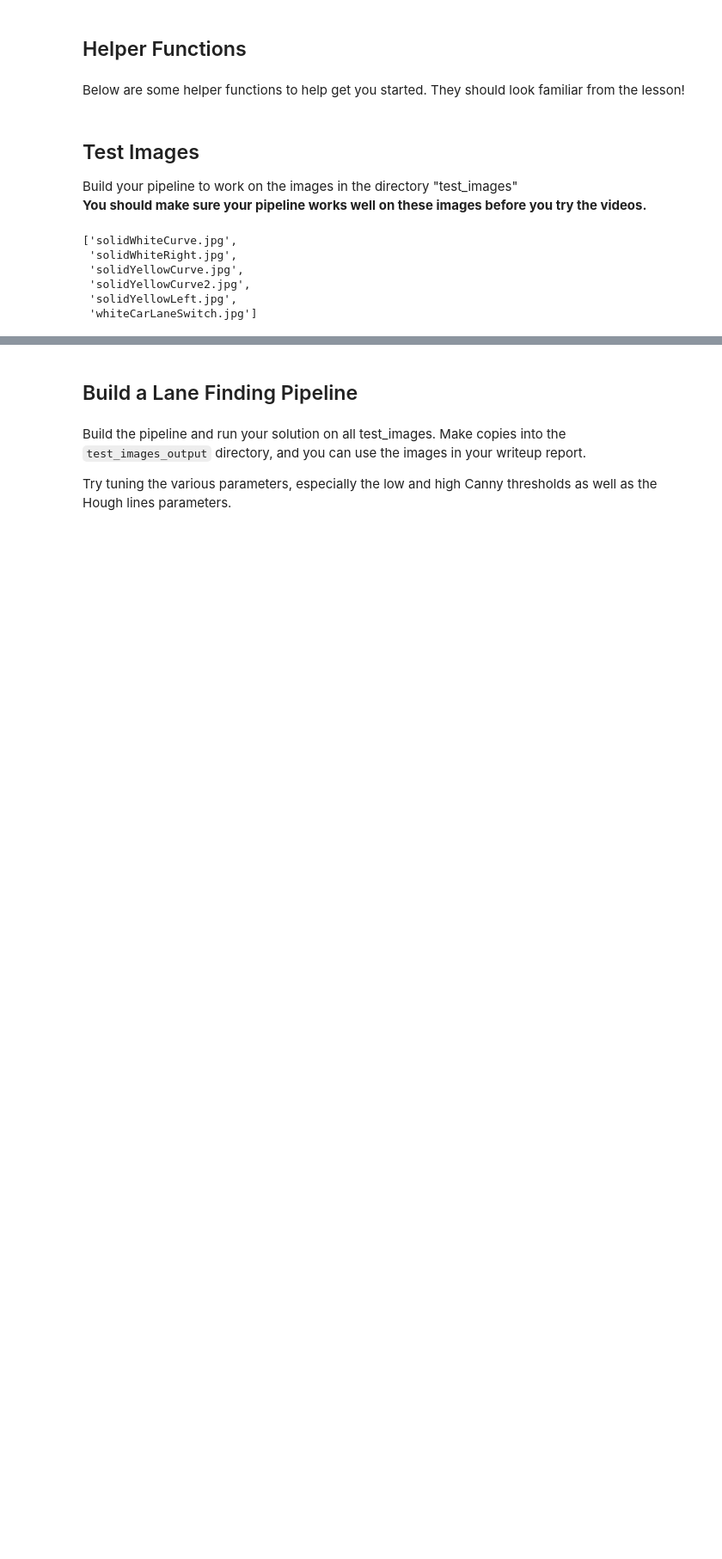
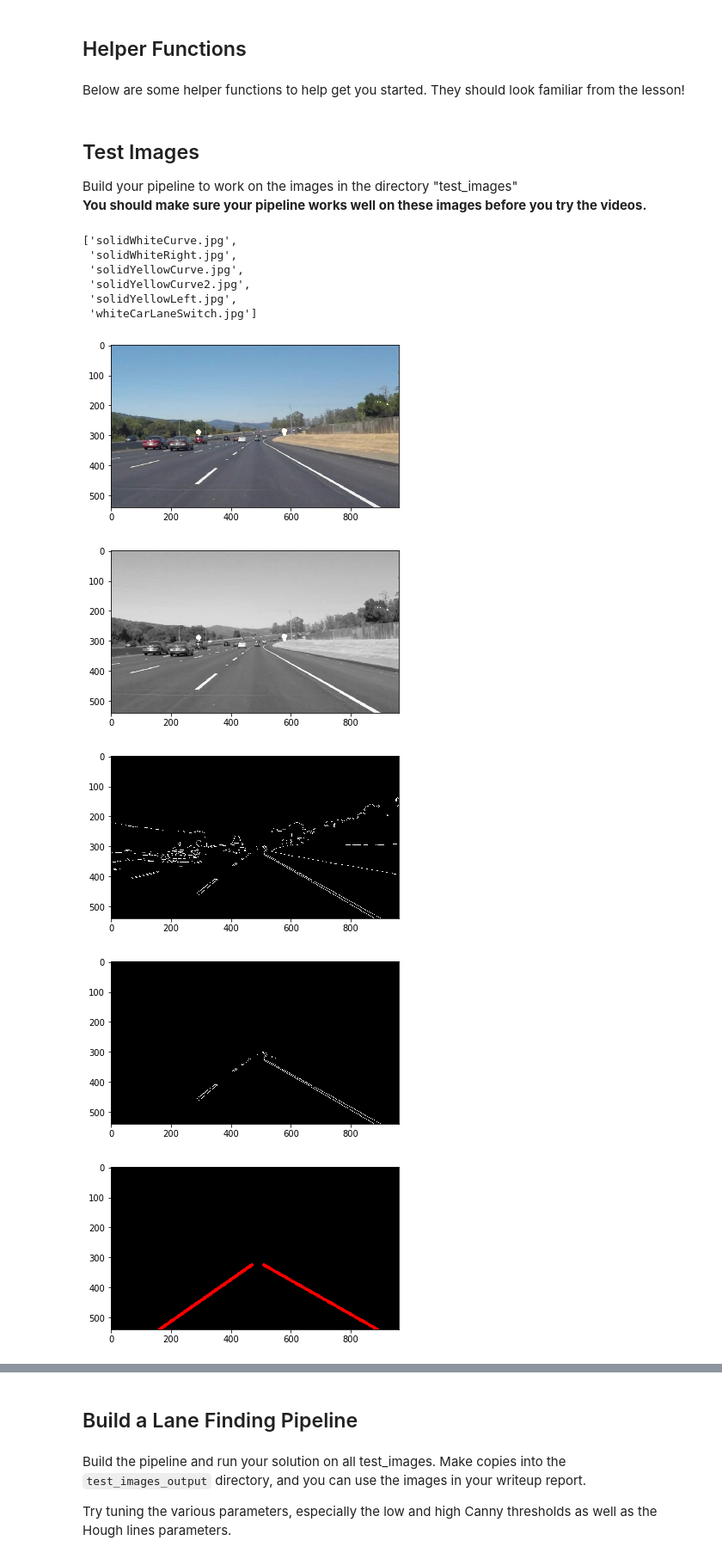
Before and after one commit to chunqiu5ba/Udacity-SDND, a Jupyter notebook: P1.ipynb, the cells around one changed output, grey strips where cells are left out. Shown at 86% size. Drawn from its saved outputs; the diff is of its cells as text; code cells hidden in the pictures; blank space fills up the shorter version.

Commit message:
Add imshow to noteboot

```diff
--- a/P1.ipynb
+++ b/P1.ipynb
@@ -288,0 +131,7 @@ def weighted_img(img, initial_img, α=0.8, β=1., λ=0.):
+# %%
+def canny(img, low_threshold, high_threshold):
+    """Applies the Canny transform"""
+    edges = cv2.Canny(img, low_threshold, high_threshold)
+
+    #plt.imshow(edges, cmap ='Greys_r')
+    return edges
@@ -288,0 +264,13 @@ def weighted_img(img, initial_img, α=0.8, β=1., λ=0.):
+# %%
+def hough_lines(img, rho, theta, threshold, min_line_len, max_line_gap):
+    """
+    `img` should be the output of a Canny transform.
+
+    Returns an image with hough lines drawn.
+    """
+    lines = cv2.HoughLinesP(img, rho, theta, threshold, np.array([]), minLineLength=min_line_len, maxLineGap=max_line_gap)
+    line_img = np.zeros((img.shape[0], img.shape[1], 3), dtype=np.uint8)
+    draw_lines(line_img, lines)
+
+    return line_img
+    plt.imshow(line_img)
@@ -301,3 +305,52 @@ os.listdir("test_images/")
  'solidYellowCurve2.jpg',
  'solidYellowLeft.jpg',
  'whiteCarLaneSwitch.jpg']
+# %%
+# Test on images
+for img in os.listdir("test_images/"):
+    image = mpimg.imread("test_images/"+img)
+    y2w = yellow_to_white(image)
+    plt.imsave(("test_images_output/y2w_"+ img), y2w)
+
+    gray = grayscale(y2w)
+    plt.imsave(("test_images_output/gray_"+ img), gray, cmap='Greys_r')
+
+
+    blur_gray = gaussian_blur(gray, 5)
+    edges = canny(blur_gray, 50, 200)
+    plt.imsave(("test_images_output/edges_"+ img), edges, cmap='Greys_r')
+
+    vertices = np.array([[(0,540),(960,540),(510,300),(490,300)]], np.int32)
+    masked_edges = region_of_interest(edges, vertices)
+    plt.imsave(("test_images_output/mask_"+ img), masked_edges, cmap='Greys_r')
+
+    line_img = hough_lines(masked_edges, 2, np.pi/180, 30, 2, 10)
+    plt.imsave(("test_images_output/line_"+ img), line_img)
+
+
+    lines_edges = weighted_img(line_img, image, α=0.8, β=1., λ=0.)
+    #plt.imshow(lines_edges)
+    plt.imsave(("test_images_output/" + img), lines_edges)
+
+    plt.figure()
+    plt.imshow(y2w)
+    plt.figure()
+    plt.imshow(gray, cmap='Greys_r')
+    plt.figure()
+    plt.imshow(edges, cmap='Greys_r')
+    plt.figure()
+    plt.imshow(masked_edges, cmap='Greys_r')
+    plt.figure()
+    plt.imshow(line_img)
+    plt.figure()
+    plt.imshow(lines_edges)
+
+
+    # Reset global arrays
+    pos_global_m = pos_global_b = neg_global_m = neg_global_b = np.array([])
+# %% [output]
+[figure, added]
+[figure, added]
+[figure, added]
+[figure, added]
+[figure, added]
```
Also changed, not shown: parts of 18 cells of this notebook.
